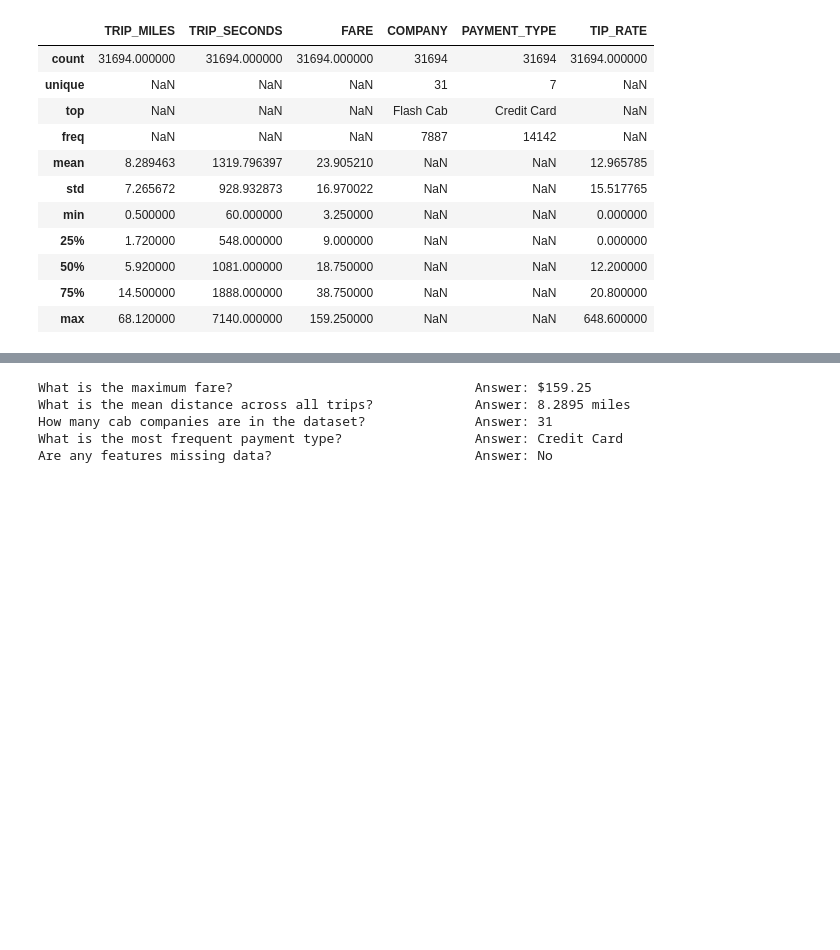
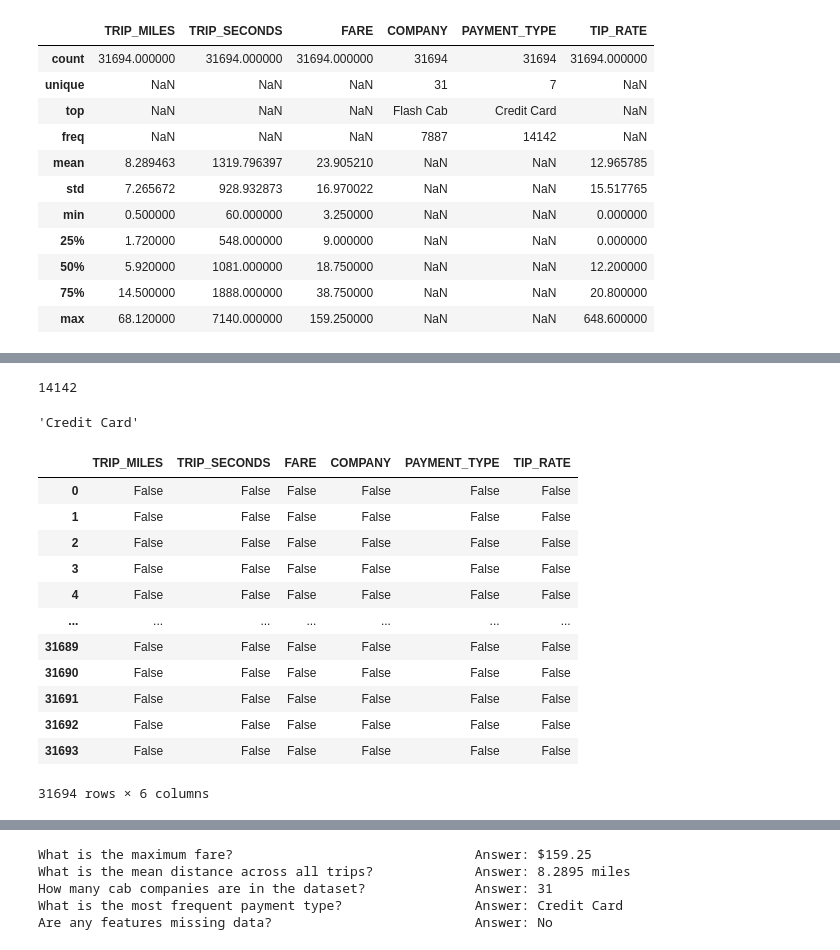
Before and after one commit to srikalyan-yenumula/python, a Jupyter notebook: ml/cc/exercises/linear_regression_taxi.ipynb, the cells around one changed output, grey strips where cells are left out. Drawn from its saved outputs; the diff is of its cells as text; code cells hidden in the pictures; blank space fills up the shorter version.

```diff
--- a/ml/cc/exercises/linear_regression_taxi.ipynb
+++ b/ml/cc/exercises/linear_regression_taxi.ipynb
@@ -262,0 +322,24 @@ Total number of rows: 31694
+# %%
+training_df['PAYMENT_TYPE'].value_counts().max()
+# %% [output]
+14142
+# %%
+training_df["PAYMENT_TYPE"].value_counts().idxmax()
+# %% [output]
+'Credit Card'
+# %%
+training_df.isnull()
+# %% [output]
+|  | TRIP_MILES | TRIP_SECONDS | FARE | COMPANY | PAYMENT_TYPE | TIP_RATE |
+| 0 | False | False | False | False | False | False |
+| 1 | False | False | False | False | False | False |
+| 2 | False | False | False | False | False | False |
+| 3 | False | False | False | False | False | False |
+| 4 | False | False | False | False | False | False |
+| ... | ... | ... | ... | ... | ... | ... |
+| 31689 | False | False | False | False | False | False |
+| 31690 | False | False | False | False | False | False |
+| 31691 | False | False | False | False | False | False |
+| 31692 | False | False | False | False | False | False |
+| 31693 | False | False | False | False | False | False |
+31694 rows × 6 columns
```
Also changed, not shown: parts of 11 cells of this notebook.
